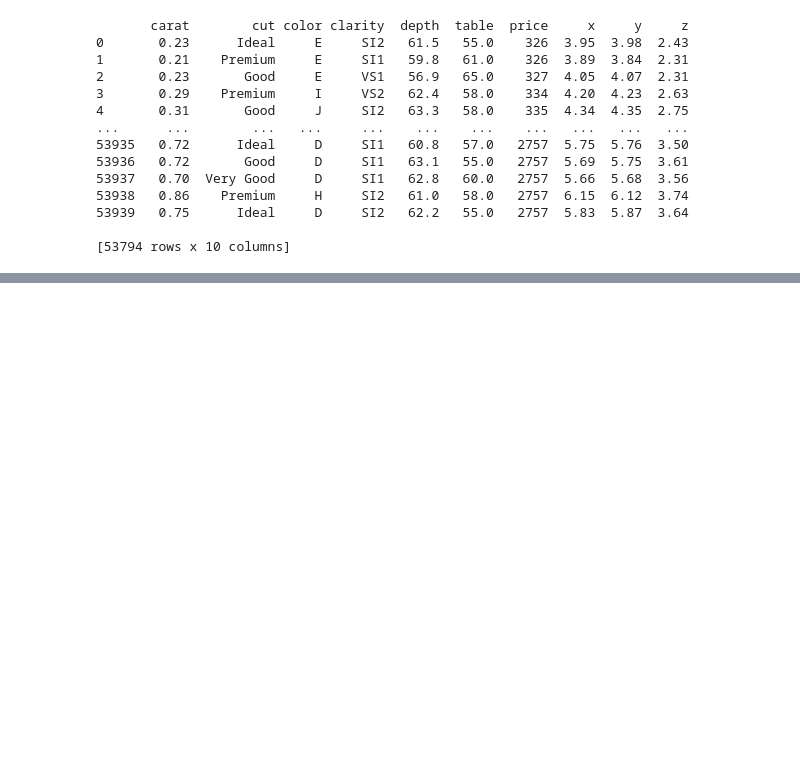
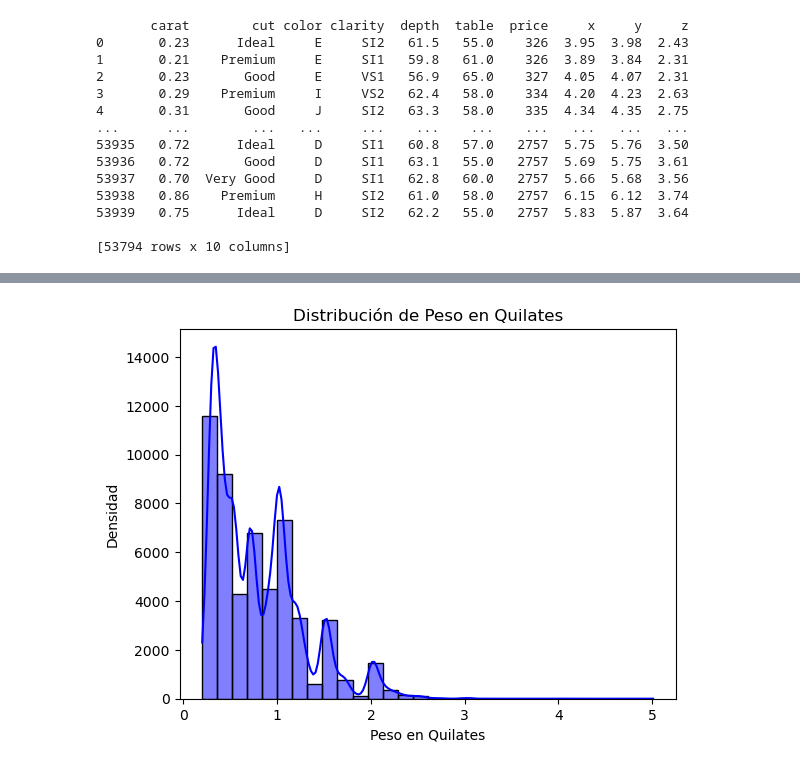
Before and after one commit to Juan8516/DashboardAnalisisDatos, a Jupyter notebook: Dashboard de un Análisis Exploratorio de Datos con Seaborn.ipynb, the cells around one changed output, grey strips where cells are left out. Drawn from its saved outputs; the diff is of its cells as text; code cells hidden in the pictures; blank space fills up the shorter version.

```diff
--- a/Dashboard de un Análisis Exploratorio de Datos con Seaborn.ipynb
+++ b/Dashboard de un Análisis Exploratorio de Datos con Seaborn.ipynb
@@ -148,0 +161,10 @@ print(diamantes)
+# %%
+# Distribuciones de variables numéricas (por ejemplo, precio, peso en quilates)
+
+sns.histplot(diamantes['carat'], kde=True, bins=30, color='blue')
+plt.title('Distribución de Peso en Quilates')
+plt.xlabel('Peso en Quilates')
+plt.ylabel('Densidad')
+plt.show()
+# %% [output]
+[figure, added]
```
Also changed, not shown: parts of 3 cells of this notebook.
